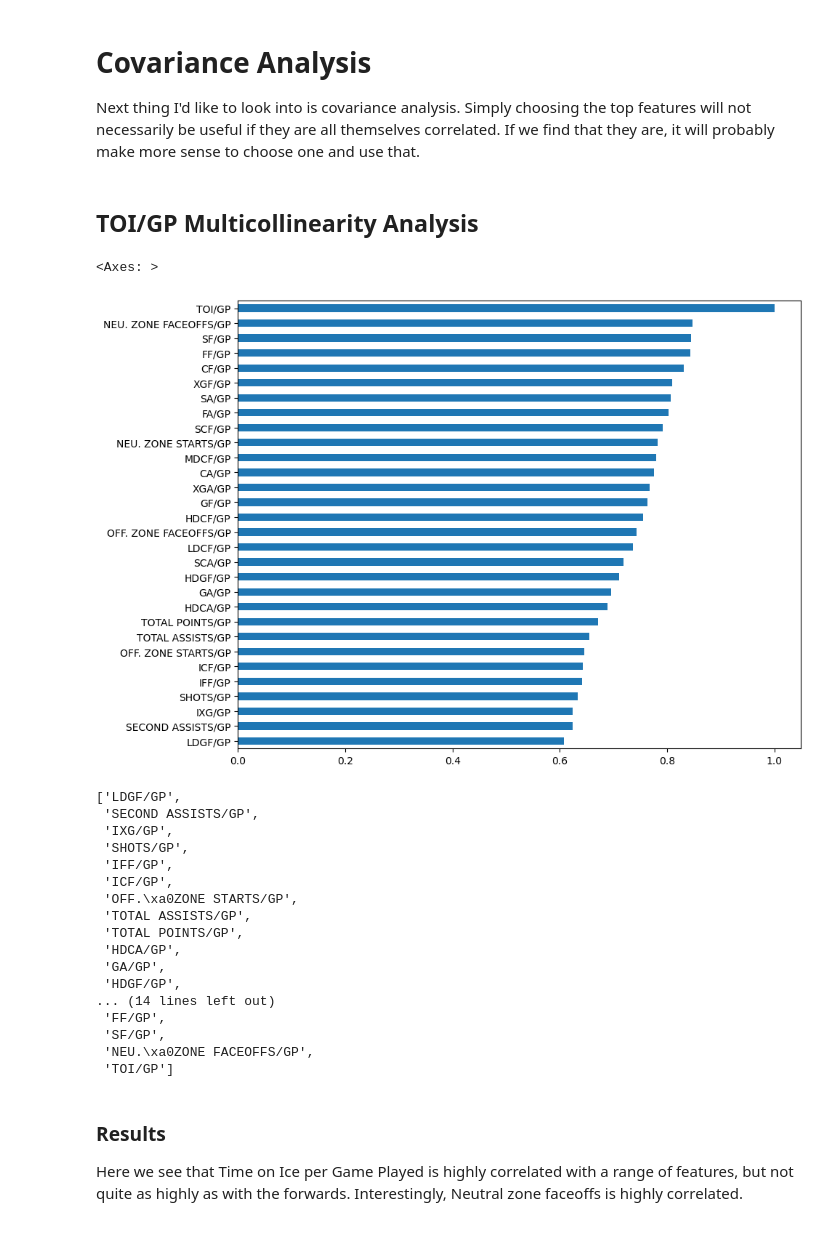
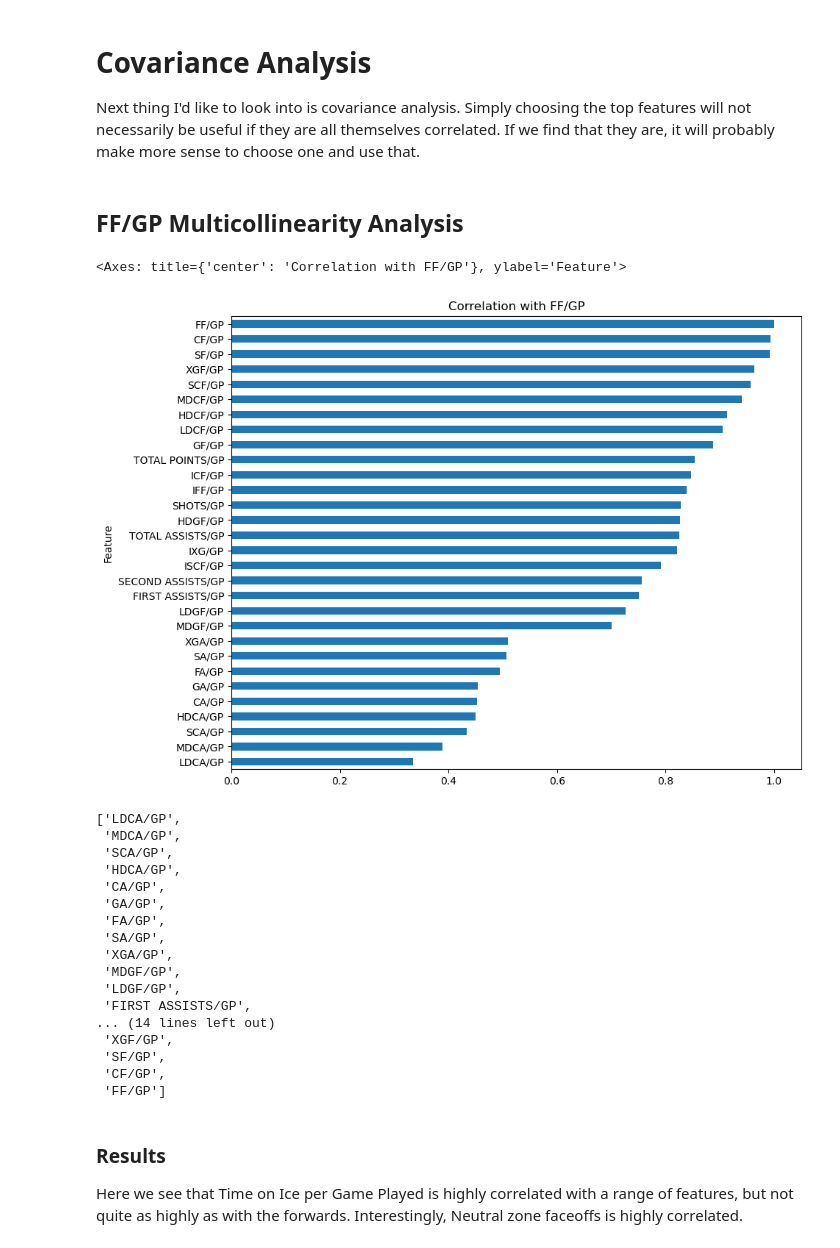
Before and after one commit to MichaelKuby/CMPT733_CapstoneProject_NHLPlayerValue, a Jupyter notebook: Hockey_Salary_Research/Script/5_ExploratoryDataAnalysis/step2_D_EDA.ipynb, the cells around one changed output. Cells and saved outputs as stored; diff of their text form; code cells hidden in the pictures.

```diff
--- a/Hockey_Salary_Research/Script/5_ExploratoryDataAnalysis/step2_D_EDA.ipynb
+++ b/Hockey_Salary_Research/Script/5_ExploratoryDataAnalysis/step2_D_EDA.ipynb
@@ -61,10 +60,16 @@ correlation_matrix = defensemen_41GP.corr()
 # Extract all correlations with 'Y_SALARY_CAP_PERCENTAGE' and sort them
 correlation_Y = correlation_matrix['SALARY CAP PERCENTAGE'].sort_values(ascending=False)
 
-# Remove Y_SALARY_CAP_PERCENTAGE and LENGTH from the list
-correlation_Y = correlation_Y.drop(['SALARY CAP PERCENTAGE', 'AAV'])
+# Remove Salary cols from the list
+correlation_Y = correlation_Y.drop(['SALARY CAP PERCENTAGE', 'AAV', 'SALARY CAP'])
 
 # Create a barplot of the correlations
-plt.figure(figsize=(20, 40))
+plt.figure(figsize=(12, 18))
+
+# add a title
+plt.title('Correlation with Salary Cap Percentage')
+plt.xlabel('Correlation')
+plt.ylabel('Feature')
+
 correlation_Y.plot(kind='barh')
 # %% [output]
@@ -115,37 +116,40 @@ top_20_features = correlation_Y[correlation_Y > 0].nlargest(30)
 positive_corrs_df = defensemen_41GP[top_20_features.index]
 positive_corrs = positive_corrs_df.corr()
 # %% [markdown]
-## TOI/GP Multicollinearity Analysis
+## FF/GP Multicollinearity Analysis
 # %%
 # Sort positive_corrs by 'TOI/GP'
-TOI_corrs = positive_corrs['TOI/GP'].sort_values()
+FF_corrs = positive_corrs['FF/GP'].sort_values()
 
-# Plot a bar graph of TOI/GP vs. the top positively correlated features
+# Plot a bar graph of FF/GP vs. the top positively correlated features
 plt.figure(figsize=(10, 8))
-TOI_corrs.plot(kind='barh')
+plt.title('Correlation with FF/GP')
+plt.xlabel('Correlation')
+plt.ylabel('Feature')
+FF_corrs.plot(kind='barh')
 # %% [output]
-<Axes: >
+<Axes: title={'center': 'Correlation with FF/GP'}, ylabel='Feature'>
-[figure, old version]
+[figure, new version]
 # %%
-TOI_corrs.index.tolist()
+FF_corrs.index.tolist()
 # %% [output]
-['LDGF/GP',
- 'SECOND ASSISTS/GP',
- 'IXG/GP',
- 'SHOTS/GP',
- 'IFF/GP',
- 'ICF/GP',
- 'OFF.\xa0ZONE STARTS/GP',
- 'TOTAL ASSISTS/GP',
- 'TOTAL POINTS/GP',
+['LDCA/GP',
+ 'MDCA/GP',
+ 'SCA/GP',
  'HDCA/GP',
+ 'CA/GP',
  'GA/GP',
- 'HDGF/GP',
+ 'FA/GP',
+ 'SA/GP',
+ 'XGA/GP',
+ 'MDGF/GP',
+ 'LDGF/GP',
+ 'FIRST ASSISTS/GP',
 ... (14 lines left out)
- 'FF/GP',
+ 'XGF/GP',
  'SF/GP',
- 'NEU.\xa0ZONE FACEOFFS/GP',
- 'TOI/GP']
+ 'CF/GP',
+ 'FF/GP']
 # %% [markdown]
 ### Results
 
```
Also changed, not shown: parts of 18 cells of this notebook, 44 other files.
